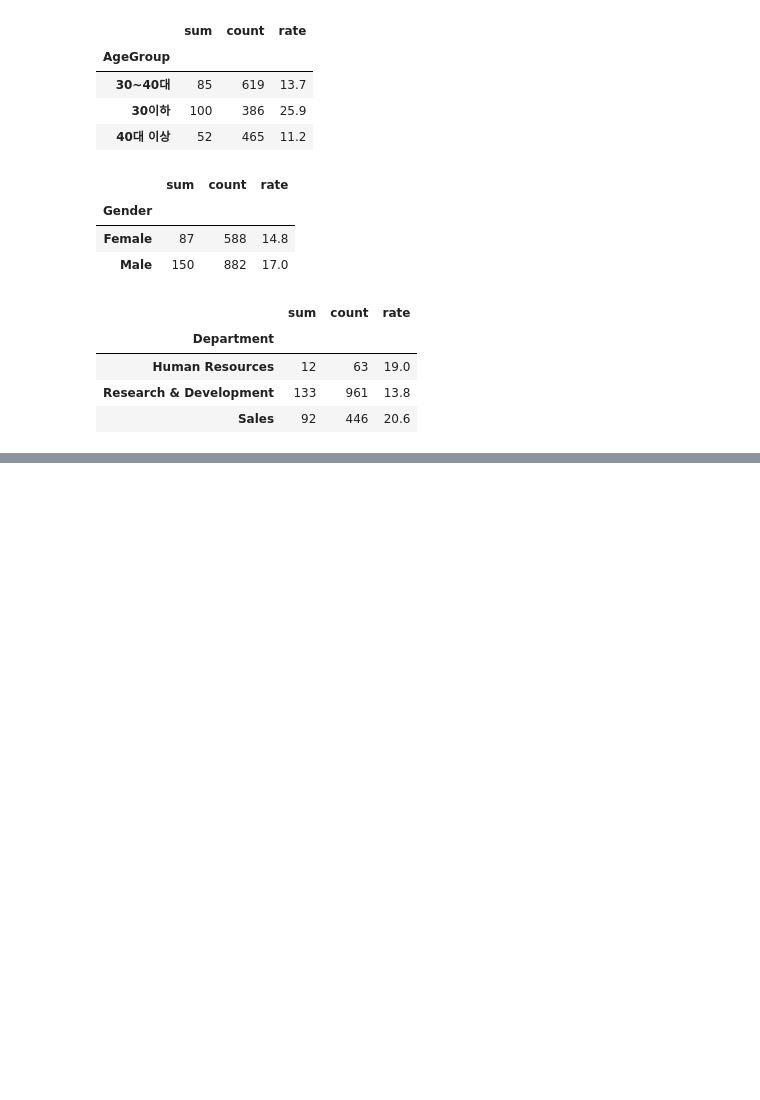
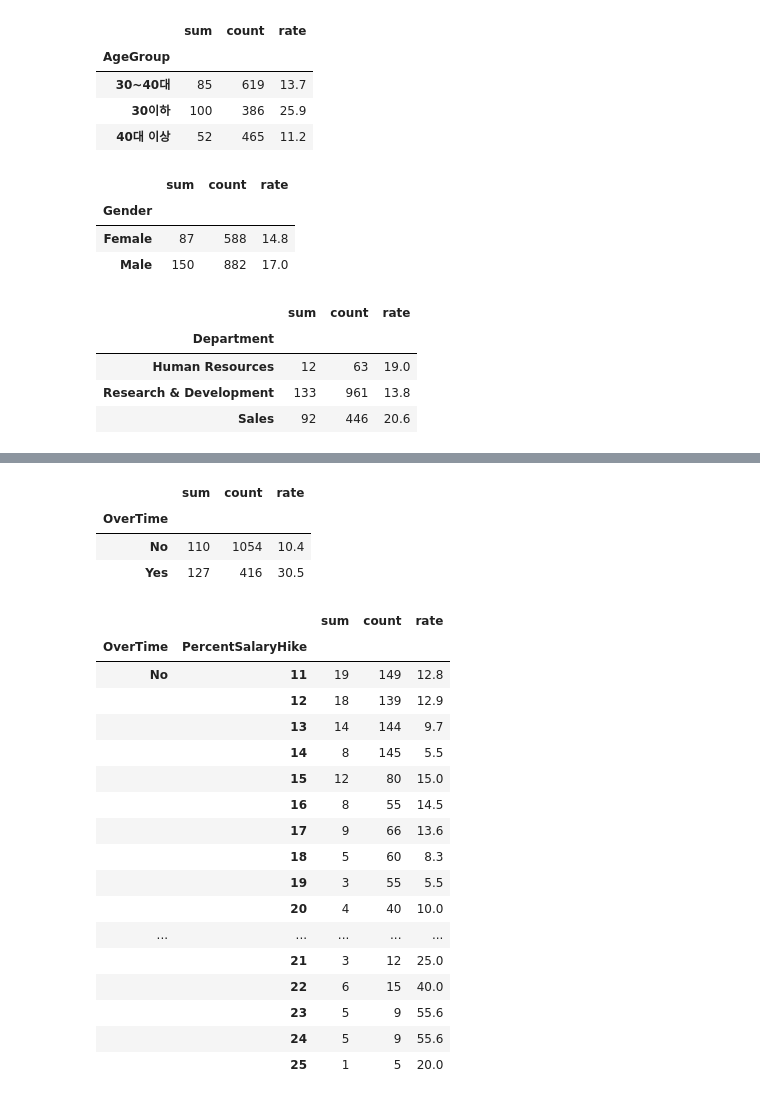
Before and after one commit to pa3757/aischoolpython, a Jupyter notebook: machineLearning/machinelearning02.ipynb, the cells around one changed output, grey strips where cells are left out. Cells and saved outputs as stored; diff of their text form; code cells hidden in the pictures; blank space fills up the shorter version.

```diff
--- a/machineLearning/machinelearning02.ipynb
+++ b/machineLearning/machinelearning02.ipynb
@@ -114,0 +211,34 @@ df_gp3
+# %%
+# 야근 여부에 따른 이직률 현황
+df_gp6 = df.groupby('OverTime')['Attrition'].agg(['sum', 'count'])
+df_gp6['rate'] = round((df_gp6['sum'] / df_gp6['count'])*100,1)
+df_gp6
+# %% [output]
+|  | sum | count | rate |
+| OverTime |  |  |  |
+| No | 110 | 1054 | 10.4 |
+| Yes | 127 | 416 | 30.5 |
+# %%
+# PercentSalaryHike : 급여 인상률
+df_gp7 = df.groupby(['OverTime','PercentSalaryHike'])['Attrition'].agg(['sum', 'count'])
+df_gp7['rate'] = round((df_gp7['sum'] / df_gp7['count'])*100,1)
+df_gp7
+# %% [output]
+|  |  | sum | count | rate |
+| OverTime | PercentSalaryHike |  |  |  |
+| No | 11 | 19 | 149 | 12.8 |
+|  | 12 | 18 | 139 | 12.9 |
+|  | 13 | 14 | 144 | 9.7 |
+|  | 14 | 8 | 145 | 5.5 |
+|  | 15 | 12 | 80 | 15.0 |
+|  | 16 | 8 | 55 | 14.5 |
+|  | 17 | 9 | 66 | 13.6 |
+|  | 18 | 5 | 60 | 8.3 |
+|  | 19 | 3 | 55 | 5.5 |
+|  | 20 | 4 | 40 | 10.0 |
+| ... | ... | ... | ... | ... |
+|  | 21 | 3 | 12 | 25.0 |
+|  | 22 | 6 | 15 | 40.0 |
+|  | 23 | 5 | 9 | 55.6 |
+|  | 24 | 5 | 9 | 55.6 |
+|  | 25 | 1 | 5 | 20.0 |
```
Also changed, not shown: parts of 22 cells of this notebook.
